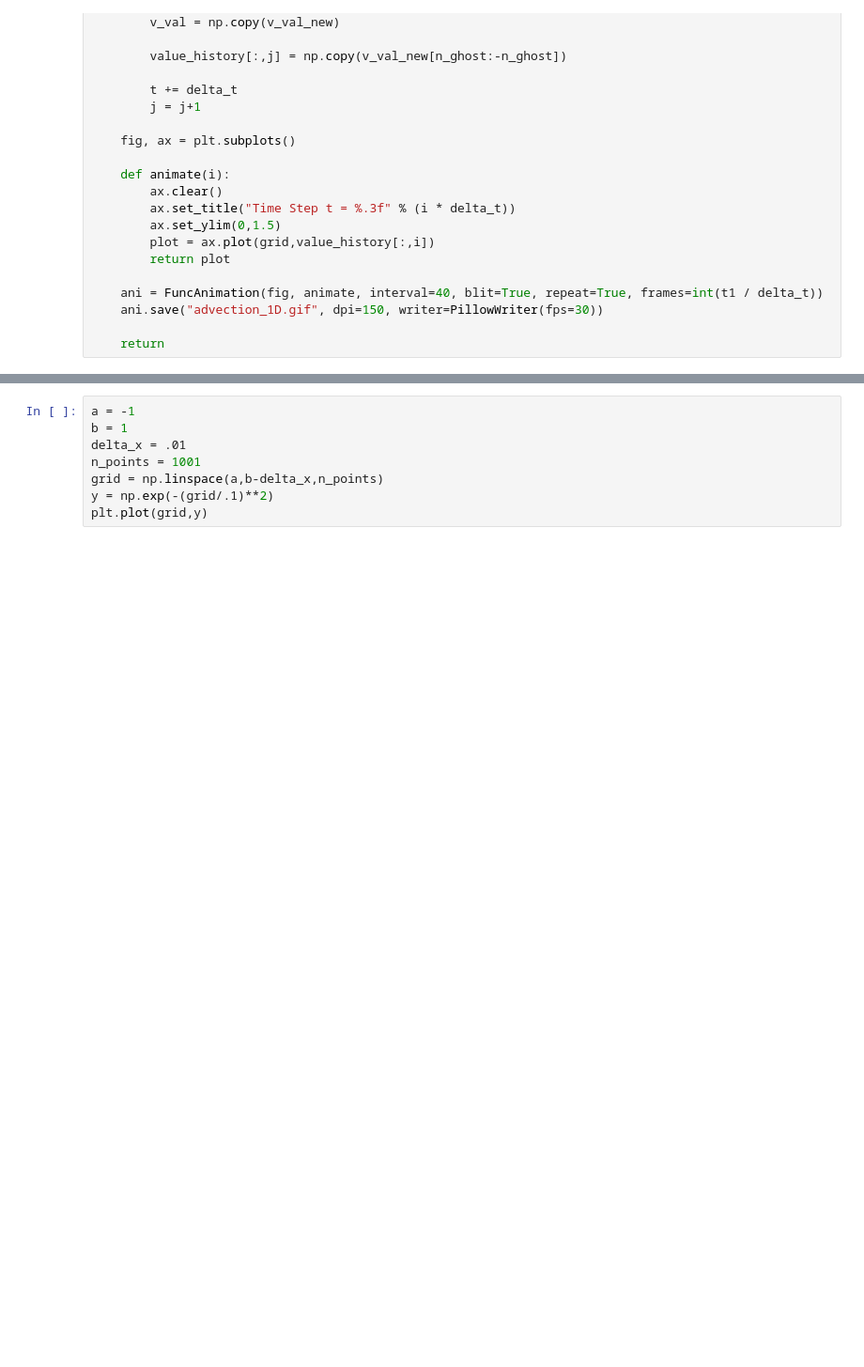
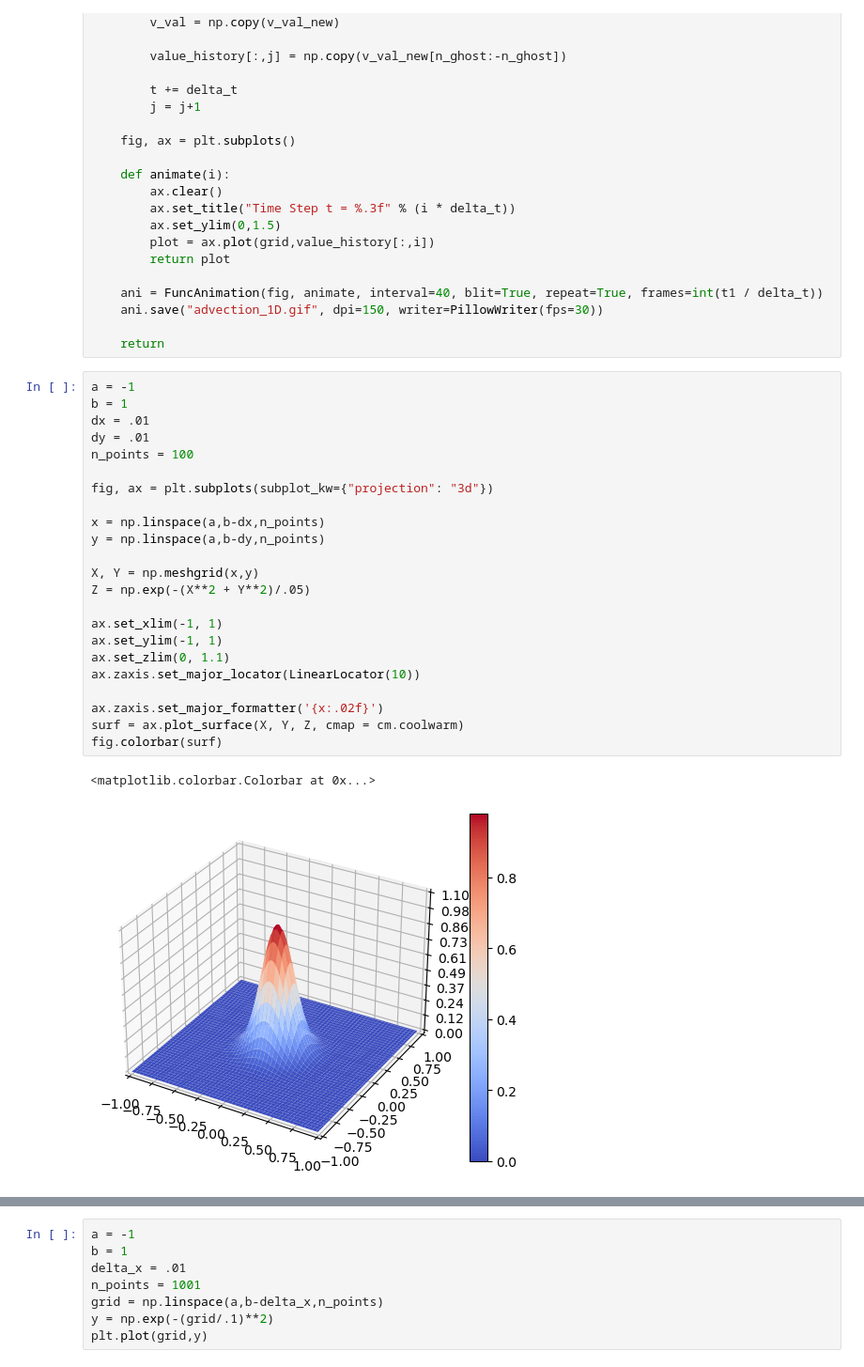
Before and after one commit to Grey-Haven/MOLT, a Jupyter notebook: burgers_weno.ipynb, the cells around one changed output, grey strips where cells are left out. Shown: that part at 94% size. Cells and saved outputs as stored; diff of their text form; blank space fills up the shorter version.

```diff
--- a/burgers_weno.ipynb
+++ b/burgers_weno.ipynb
@@ -573,3 +734,29 @@ def all_in_one_animate(n_points):
     ani.save("advection_1D.gif", dpi=150, writer=PillowWriter(fps=30))
 
     return
+# %%
+a = -1
+b = 1
+dx = .01
+dy = .01
+n_points = 100
+
+fig, ax = plt.subplots(subplot_kw={"projection": "3d"})
+
+x = np.linspace(a,b-dx,n_points)
+y = np.linspace(a,b-dy,n_points)
+
+X, Y = np.meshgrid(x,y)
+Z = np.exp(-(X**2 + Y**2)/.05)
+
+ax.set_xlim(-1, 1)
+ax.set_ylim(-1, 1)
+ax.set_zlim(0, 1.1)
+ax.zaxis.set_major_locator(LinearLocator(10))
+
+ax.zaxis.set_major_formatter('{x:.02f}')
+surf = ax.plot_surface(X, Y, Z, cmap = cm.coolwarm)
+fig.colorbar(surf)
+# %% [output]
+<matplotlib.colorbar.Colorbar at 0x...>
+[figure, added]
```
Also changed, not shown: parts of 6 cells of this notebook.
